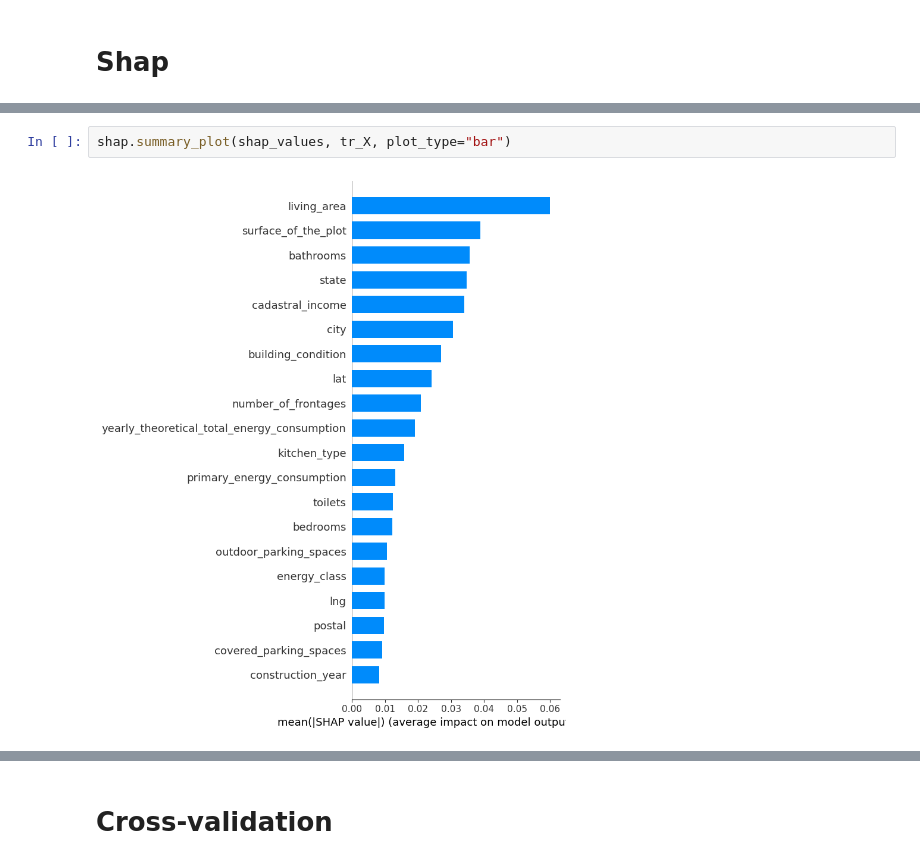
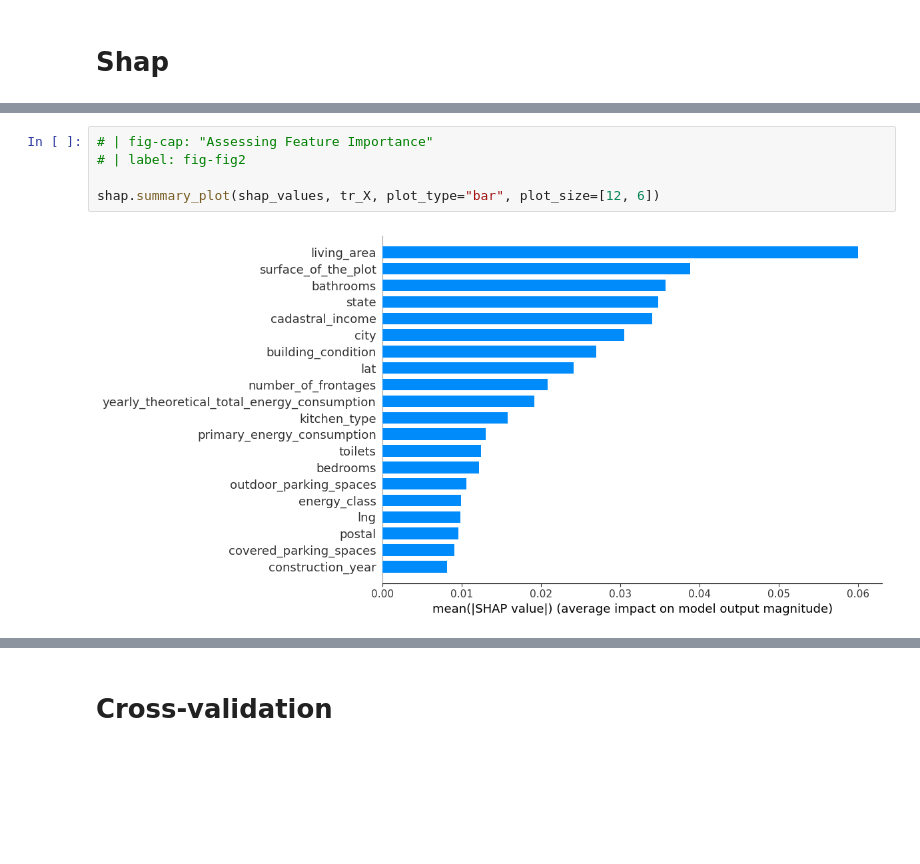
Before and after one commit to adamcseresznye/Belgian-House-Price-Predictor, a Jupyter notebook: notebooks/NB_5_ACs_Optimizing_the_model.ipynb, the cells around one changed output, grey strips where cells are left out. Drawn from its saved outputs; the diff is of its cells as text; blank space fills up the shorter version.

```diff
--- a/notebooks/NB_5_ACs_Optimizing_the_model.ipynb
+++ b/notebooks/NB_5_ACs_Optimizing_the_model.ipynb
@@ -166,7 +166,10 @@ shap_values = explainer.shap_values(
 # %% [output]
 [interactive output not drawn]
 # %%
-shap.summary_plot(shap_values, tr_X, plot_type="bar")
+# | fig-cap: "Assessing Feature Importance"
+# | label: fig-fig2
+
+shap.summary_plot(shap_values, tr_X, plot_type="bar", plot_size=[12, 6])
 # %% [output]
-[figure, old version]
+[figure, new version]
 # %%
```
Also changed, not shown: parts of 9 cells of this notebook, 6 other files.
